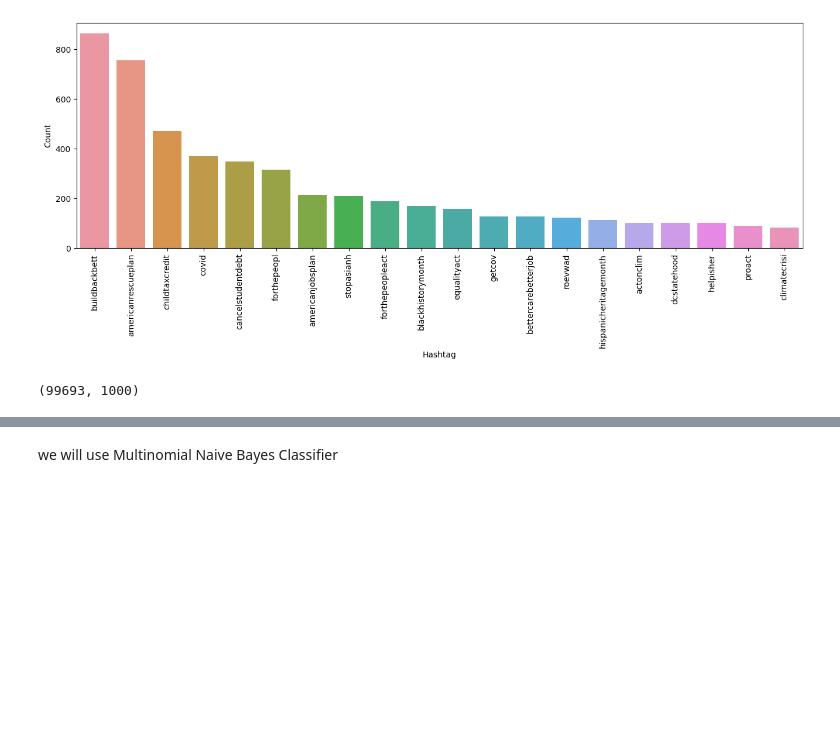
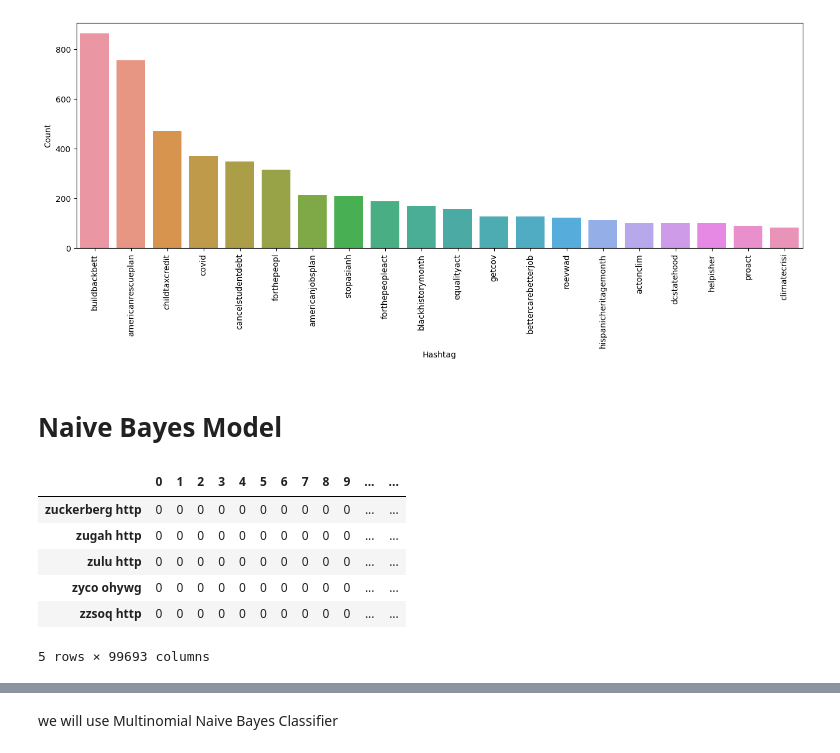
Before and after one commit to celisa/Political-Orientation-Classifier, a Jupyter notebook: 02_gen_mod/train.ipynb, the cells around one changed output, grey strips where cells are left out. Saved outputs shown, nothing was run; the diff lists cells and outputs as text; code cells hidden in the pictures; blank space fills up the shorter version.

Commit message:
updated to bigram model

```diff
--- a/02_gen_mod/train.ipynb
+++ b/02_gen_mod/train.ipynb
@@ -244,20 +244,38 @@ ax = sns.barplot(data=df_demo, x="Hashtag",y="Count")
 plt.show()
 # %% [output]
 [figure]
+# %% [markdown]
+# Naive Bayes Model
 # %%
 
 from sklearn.feature_extraction.text import TfidfVectorizer, CountVectorizer
 import gensim
+# %%
+text = combine['tidy_tweet']
+model = CountVectorizer(ngram_range = (2, 2), max_df=0.90 ,min_df=2, stop_words='english')
+matrix = model.fit_transform(text).toarray()
+df_output = pd.DataFrame(data = matrix, columns = model.get_feature_names())
+df_output.T.tail(5)
+# %% [output]
+|  | 0 | 1 | 2 | 3 | 4 | 5 | 6 | 7 | 8 | 9 | ... | ... |
+| zuckerberg http | 0 | 0 | 0 | 0 | 0 | 0 | 0 | 0 | 0 | 0 | ... | ... |
+| zugah http | 0 | 0 | 0 | 0 | 0 | 0 | 0 | 0 | 0 | 0 | ... | ... |
+| zulu http | 0 | 0 | 0 | 0 | 0 | 0 | 0 | 0 | 0 | 0 | ... | ... |
+| zyco ohywg | 0 | 0 | 0 | 0 | 0 | 0 | 0 | 0 | 0 | 0 | ... | ... |
+| zzsoq http | 0 | 0 | 0 | 0 | 0 | 0 | 0 | 0 | 0 | 0 | ... | ... |
+5 rows × 99693 columns
 # %%
 #Bag-of-words
 
 #Each row in matrix M contains the frequency of tokens(words) in the document D(i)
+# removed max_features=1000 from CountVectorizer
 
-bow_vectorizer = CountVectorizer(max_df=0.90 ,min_df=2 , max_features=1000,stop_words='english')
-bow = bow_vectorizer.fit_transform(combine['tidy_tweet']) # tokenize and build vocabulary
-bow.shape
+bow_vectorizer = CountVectorizer(ngram_range = (2, 2), max_df=0.90 ,min_df=2 , stop_words='english')
+bow = bow_vectorizer.fit_transform(combine['tidy_tweet'])
+#.toarray()
+#df_output = pd.DataFrame(data = bow, columns = bow_vectorizer.get_feature_names())
+#df_output.T.tail(5) # tokenize and build vocabulary
+#bow.shape
-# %% [output]
-(99693, 1000)
 # %%
 #TF-IDF
 
```
Also changed, not shown: parts of 3 cells of this notebook, 1 other file.
